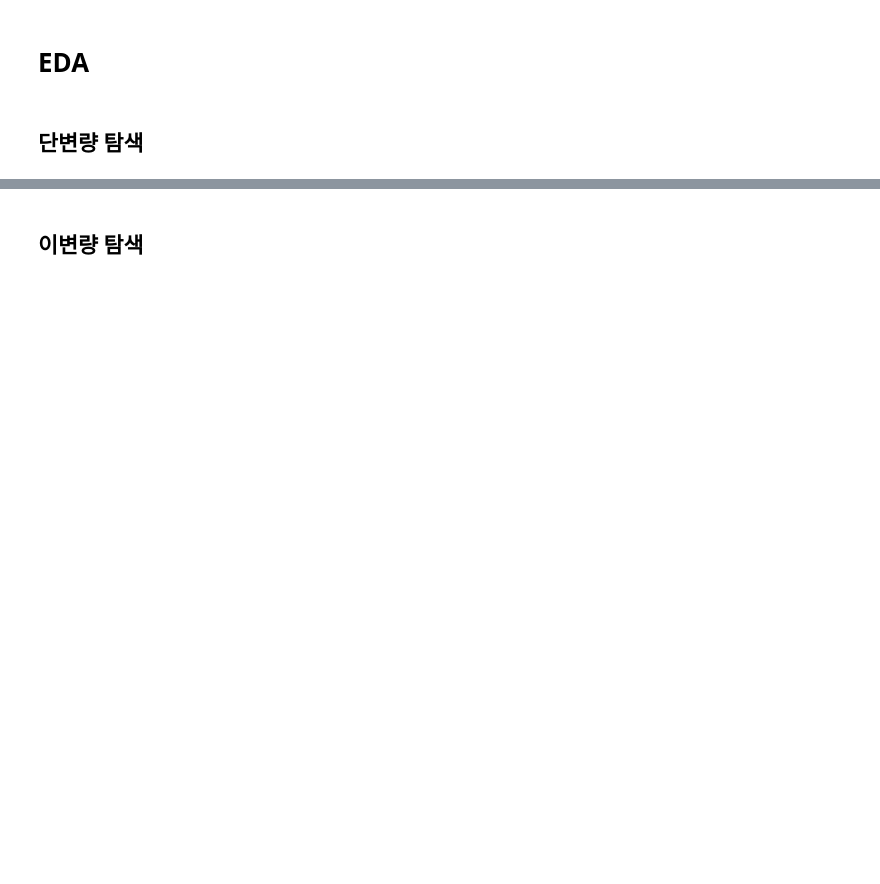
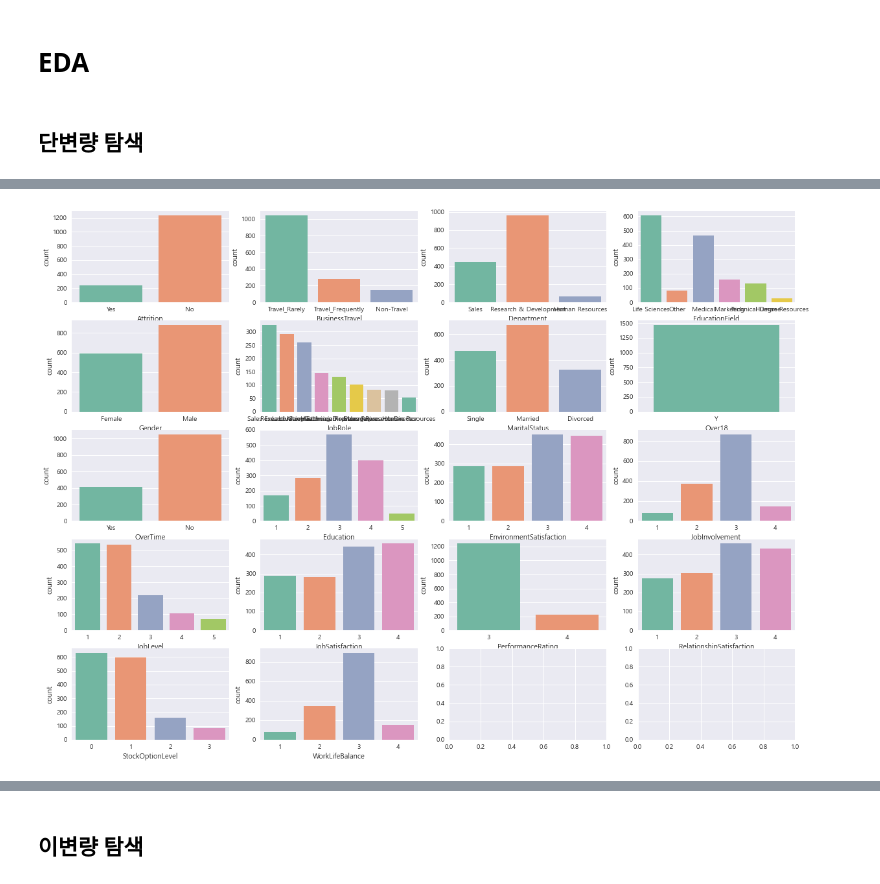
Before and after one commit to yoonene/Tobigs16_assignment, a Jupyter notebook: week1_EDA_assignment.ipynb, the cells around one changed output, grey strips where cells are left out. Saved outputs shown, nothing was run; the diff lists cells and outputs as text; code cells hidden in the pictures; blank space fills up the shorter version.

```diff
--- a/week1_EDA_assignment.ipynb
+++ b/week1_EDA_assignment.ipynb
@@ -205,0 +164,2 @@ df.head()
+# %%
+discrete = categorical + ordinal # 이산형 변수
@@ -256,0 +235,8 @@ df[numerical].describe()
+# %%
+print(style.BOLD + '범주형 데이터 features' + style.END, '\n')
+for col in original.columns:
+    if original[col].dtype == 'object':
+        categories = original[col].unique()
+        print(f'[{col}] ({len(categories)})')
+        print('\n'.join(categories))
+        print()
@@ -256,0 +288,14 @@ df[numerical].describe()
+# %%
+f, axes = plt.subplots(5, 4, figsize = (20, 15))
+
+i = [0,0,0,0,1,1,1,1,2,2,2,2,3,3,3,3,4,4]
+j = [0,1,2,3,0,1,2,3,0,1,2,3,0,1,2,3,0,1]
+
+x=0
+y=0
+for col in discrete:
+    sns.countplot(x=original[col], data=original, palette='Set2', ax=axes[i[x],j[y]])
+    x+=1
+    y+=1
+# %% [output]
+[figure, added]
```
Also changed, not shown: parts of 97 cells of this notebook, 1 other file.
